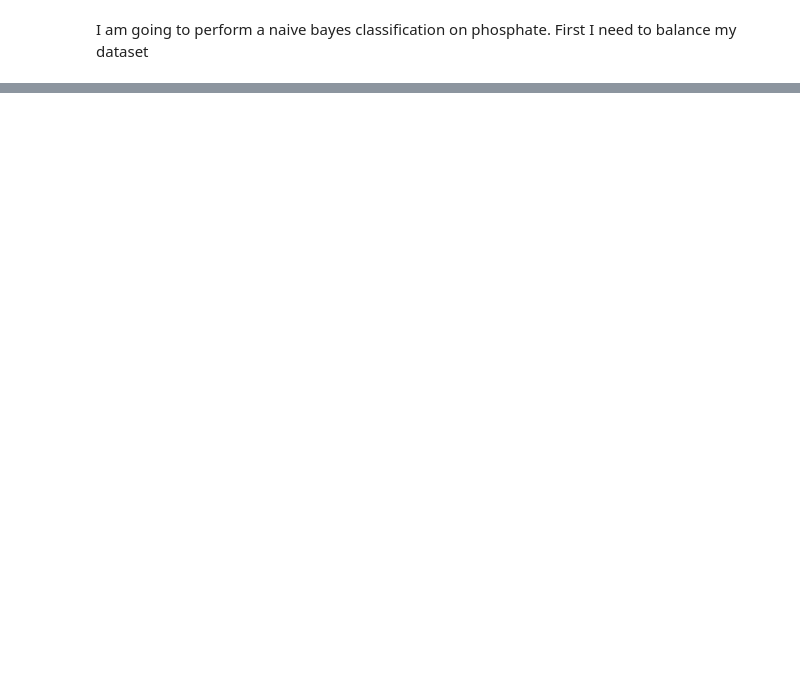
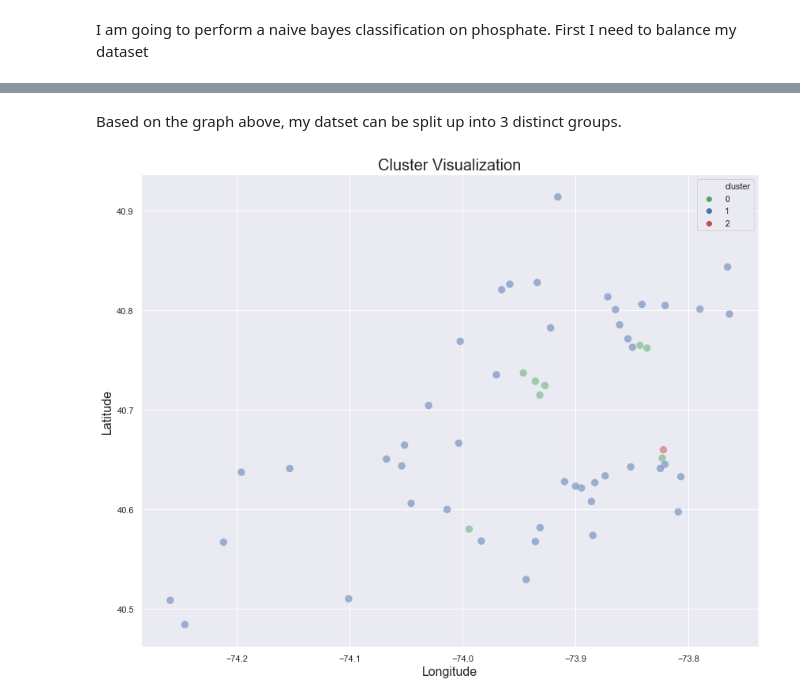
Before and after one commit to dradamski/capstone-two, a Jupyter notebook: notebooks/create_network.ipynb, the cells around one changed output, grey strips where cells are left out. Drawn from its saved outputs; the diff is of its cells as text; code cells hidden in the pictures; blank space fills up the shorter version.

```diff
--- a/notebooks/create_network.ipynb
+++ b/notebooks/create_network.ipynb
@@ -291,0 +326,16 @@ take clusters and see which sites are the strongest predictor of cluster failure
+# %% [markdown]
+Based on the graph above, my datset can be split up into 3 distinct groups.
+# %%
+cluster_df = wq_df.groupby('Sampling Location').mean().drop(columns=['Month', 'Lat', 'Long'])
+kmeans = KMeans(n_clusters=3).fit(cluster_df)
+cluster_df = wq_df.groupby('Sampling Location').mean().drop(columns=['Month'])
+cluster_df['cluster'] = kmeans.labels_
+# %%
+_ = plt.figure(figsize=(14, 11))
+_ = sns.scatterplot(x='Long', y='Lat', hue='cluster', data=cluster_df,
+               palette=['g', 'b', 'r'], s=100, alpha= .5)
+_ = plt.title('Cluster Visualization', fontsize=20)
+_ = plt.xlabel('Longitude', fontsize=16)
+_ = plt.ylabel('Latitude', fontsize=16)
+# %% [output]
+[figure, added]
```
Also changed, not shown: parts of 14 cells of this notebook.
